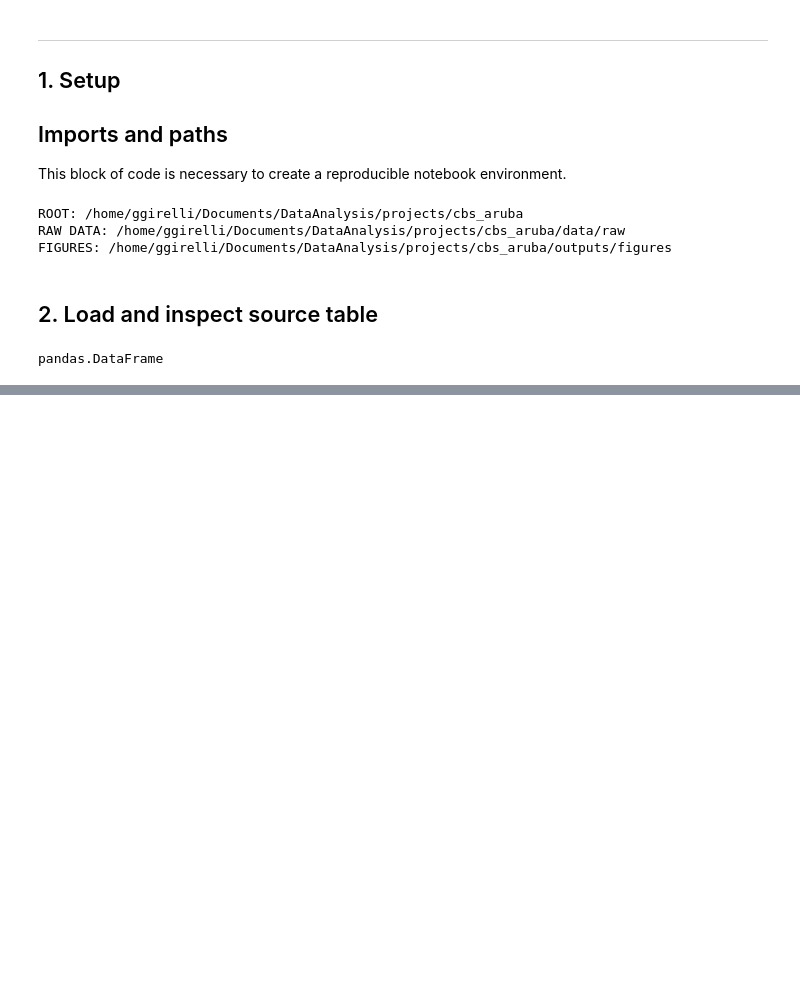
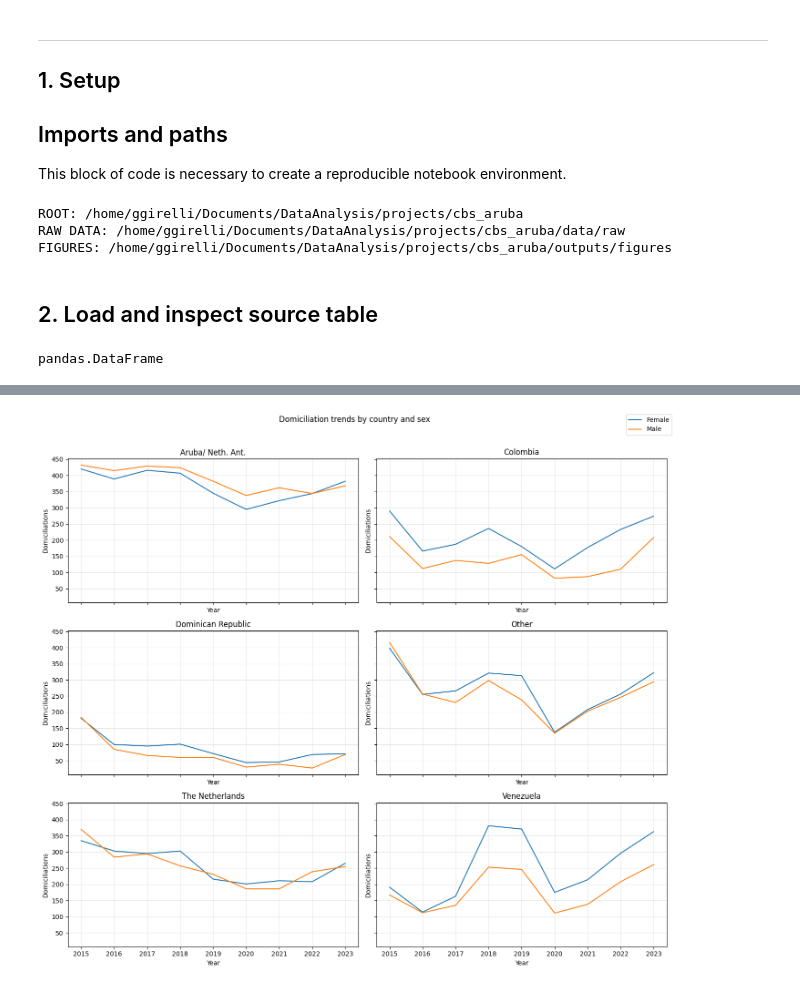
Before and after one commit to GirelliG-it/aruba_population_analyses, a Jupyter notebook: notebooks/1_11_and_1_12_domiciliation_data-Copy1.ipynb, the cells around one changed output, grey strips where cells are left out. Cells and saved outputs as stored; diff of their text form; code cells hidden in the pictures; blank space fills up the shorter version.

```diff
--- a/notebooks/1_11_and_1_12_domiciliation_data-Copy1.ipynb
+++ b/notebooks/1_11_and_1_12_domiciliation_data-Copy1.ipynb
@@ -85,0 +186,56 @@ cleaned_df.head(5)
+# %%
+# Copy and clean
+df_plot = tidy_df.copy()
+
+# Keep only real country rows
+df_plot = df_plot[
+    ~df_plot["indicator_Country"].isin(["Total Domiciliation:"])
+].copy()
+
+df_plot = df_plot[
+    ~df_plot["indicator_Country"].astype(str).str.startswith("Source:", na=False)
+].copy()
+
+# Make sure types are correct
+df_plot["year"] = pd.to_numeric(df_plot["year"], errors="coerce")
+df_plot["value"] = pd.to_numeric(df_plot["value"], errors="coerce")
+
+# Optional: rename for readability
+df_plot = df_plot.rename(columns={"indicator_Country": "country"})
+
+# Sort values
+df_plot = df_plot.sort_values(["country", "sex", "year"])
+
+countries = df_plot["country"].unique()
+
+n = len(countries)
+ncols = 2
+nrows = (n + ncols - 1) // ncols
+
+fig, axes = plt.subplots(nrows=nrows, ncols=ncols, figsize=(14, 4 * nrows), sharex=True, sharey=True)
+axes = axes.flatten()
+
+for ax, country in zip(axes, countries):
+    country_data = df_plot[df_plot["country"] == country]
+
+    for sex, group in country_data.groupby("sex"):
+        ax.plot(group["year"], group["value"], label=sex)
+
+    ax.set_title(country)
+    ax.set_xlabel("Year")
+    ax.set_ylabel("Domiciliations")
+    ax.grid(True, alpha=0.3)
+
+# Remove unused axes if any
+for ax in axes[len(countries):]:
+    fig.delaxes(ax)
+
+# One legend for the whole figure
+handles, labels = axes[0].get_legend_handles_labels()
+fig.legend(handles, labels, loc="upper right", ncol=1)
+
+fig.suptitle("Domiciliation trends by country and sex", y=1.02)
+plt.tight_layout()
+plt.show()
+# %% [output]
+[figure, added]
```
Also changed, not shown: parts of 15 cells of this notebook, 1 other file.
